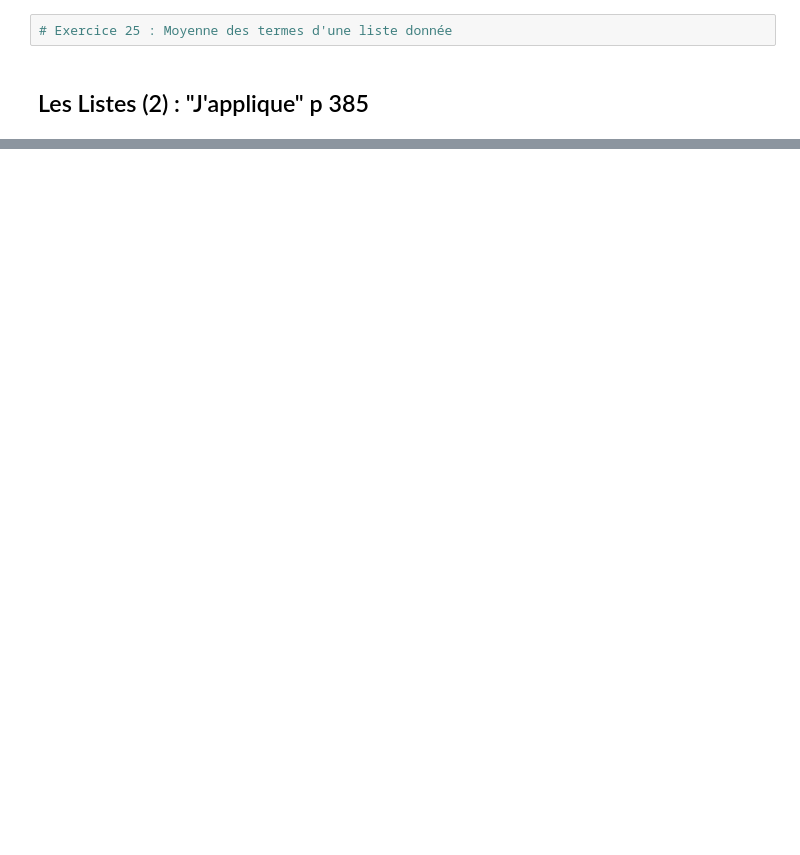
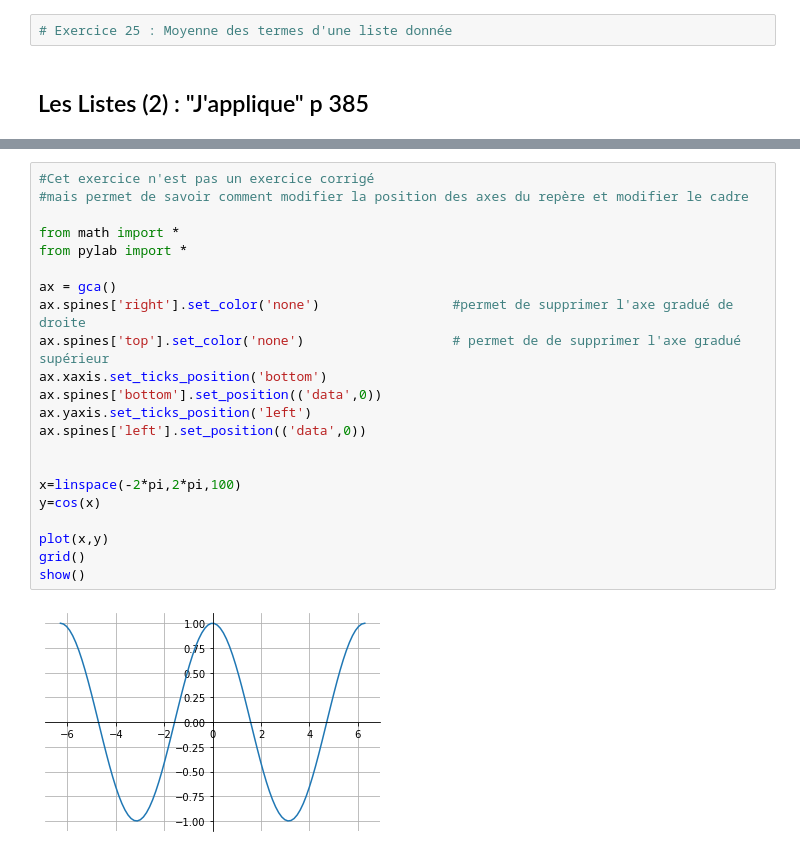
Before and after one commit to MyMikematics/Pythonlycee, a Jupyter notebook: 1èreSpé_Notebook_Exercices_Corrigés_Déclic.ipynb, the cells around one changed output, grey strips where cells are left out. Cells and saved outputs as stored; diff of their text form; blank space fills up the shorter version.

```diff
--- a/1èreSpé_Notebook_Exercices_Corrigés_Déclic.ipynb
+++ b/1èreSpé_Notebook_Exercices_Corrigés_Déclic.ipynb
@@ -428,0 +631,24 @@ print(seuil(L1,89.99999))
+# %%
+#Cet exercice n'est pas un exercice corrigé
+#mais permet de savoir comment modifier la position des axes du repère et modifier le cadre
+
+from math import *
+from pylab import *
+
+ax = gca()
+ax.spines['right'].set_color('none')                 #permet de supprimer l'axe gradué de droite
+ax.spines['top'].set_color('none')                   # permet de de supprimer l'axe gradué supérieur
+ax.xaxis.set_ticks_position('bottom')
+ax.spines['bottom'].set_position(('data',0))
+ax.yaxis.set_ticks_position('left')
+ax.spines['left'].set_position(('data',0))
+
+
+x=linspace(-2*pi,2*pi,100)
+y=cos(x)
+
+plot(x,y)
+grid()
+show()
+# %% [output]
+[figure, added]
```
Also changed, not shown: parts of 74 cells of this notebook, 9 other files.
